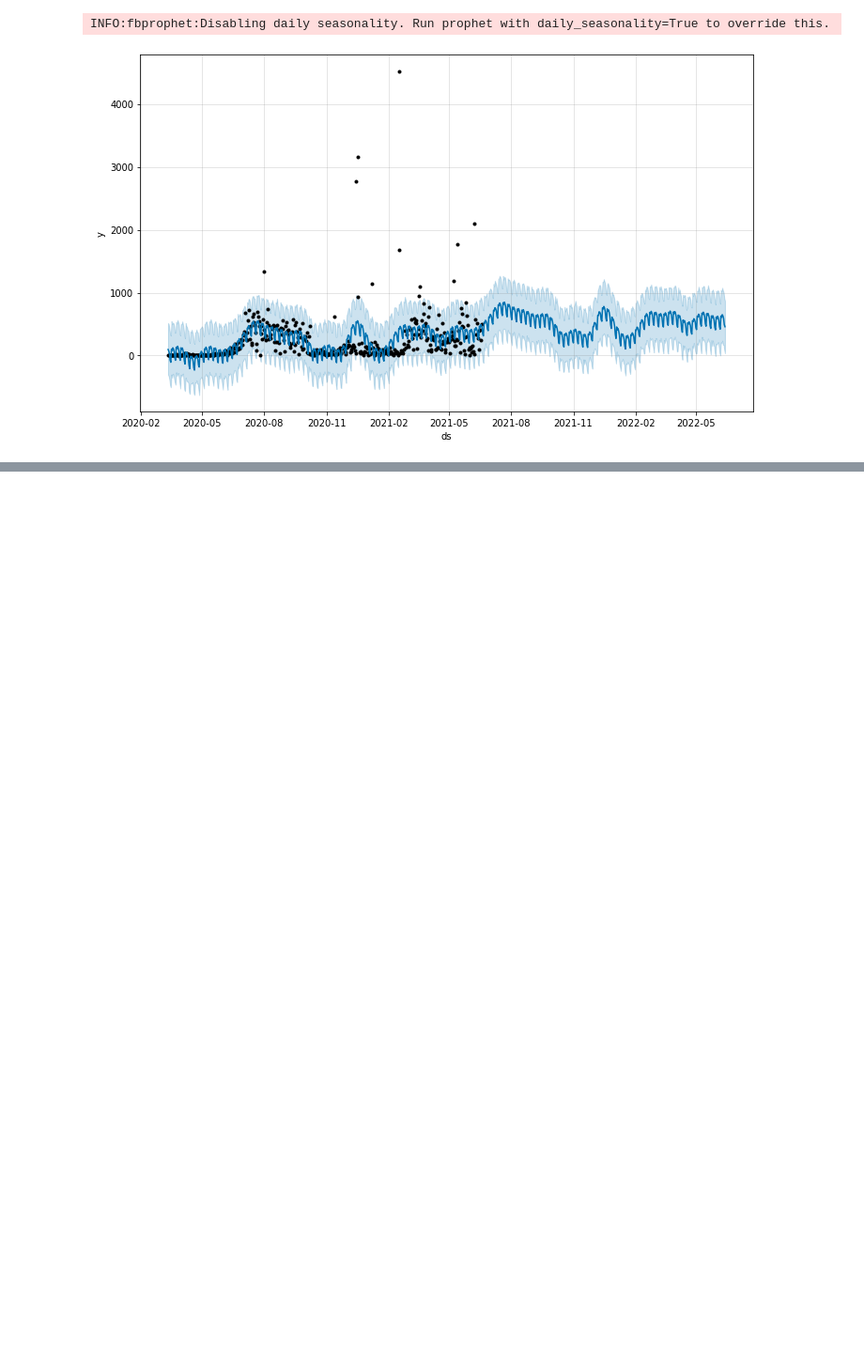
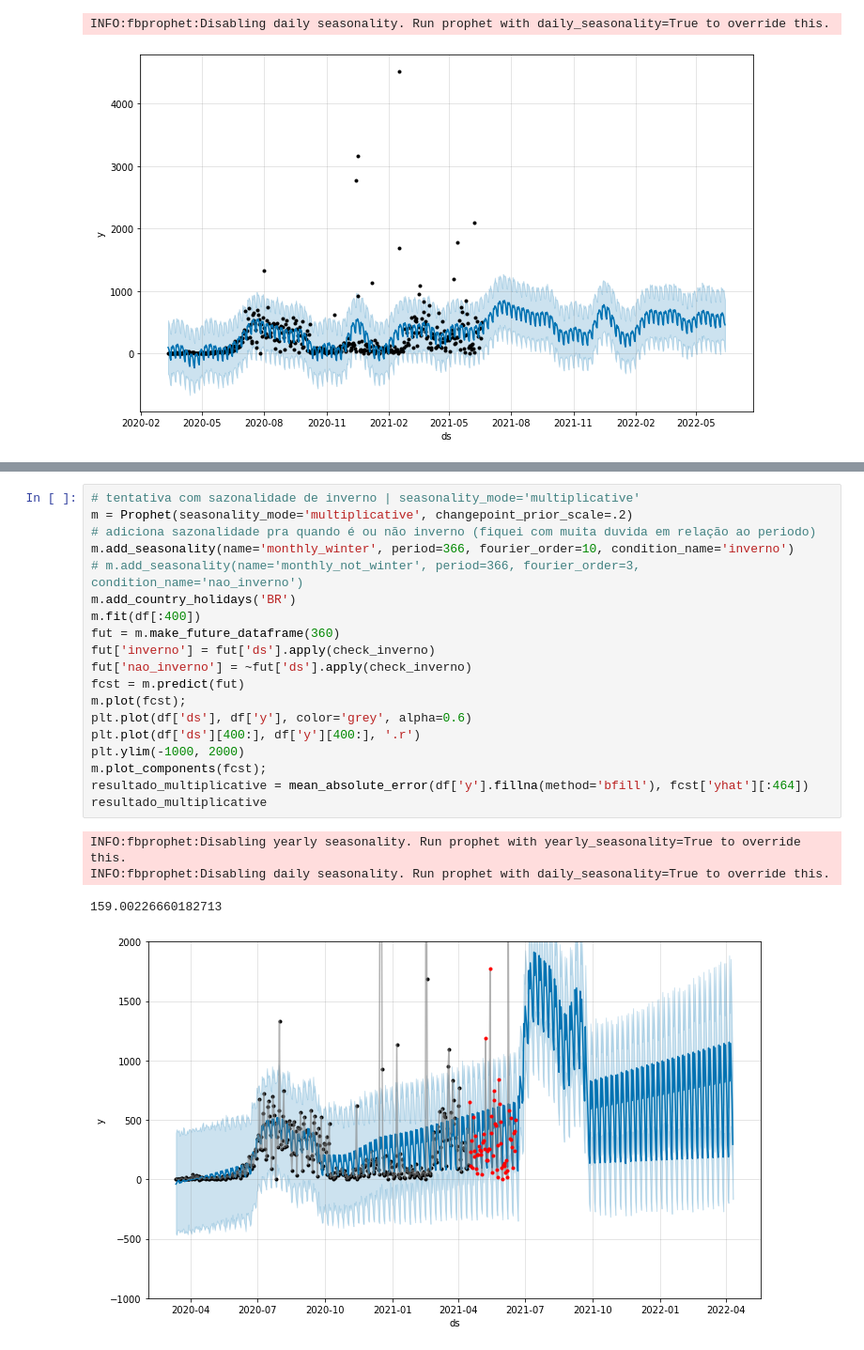
Before and after one commit to itsGab/bootcamp_df_covid_prophet, a Jupyter notebook: nb/covid_curitiba_pr.ipynb, the cells around one changed output, grey strips where cells are left out. Shown at 94% size. Cells and saved outputs as stored; diff of their text form; blank space fills up the shorter version.

```diff
--- a/nb/covid_curitiba_pr.ipynb
+++ b/nb/covid_curitiba_pr.ipynb
@@ -166,0 +254,24 @@ m.plot_components(fcst);
+# %%
+# tentativa com sazonalidade de inverno | seasonality_mode='multiplicative'
+m = Prophet(seasonality_mode='multiplicative', changepoint_prior_scale=.2)
+# adiciona sazonalidade pra quando é ou não inverno (fiquei com muita duvida em relação ao periodo)
+m.add_seasonality(name='monthly_winter', period=366, fourier_order=10, condition_name='inverno')
+# m.add_seasonality(name='monthly_not_winter', period=366, fourier_order=3, condition_name='nao_inverno')
+m.add_country_holidays('BR')
+m.fit(df[:400])
+fut = m.make_future_dataframe(360)
+fut['inverno'] = fut['ds'].apply(check_inverno)
+fut['nao_inverno'] = ~fut['ds'].apply(check_inverno)
+fcst = m.predict(fut)
+m.plot(fcst);
+plt.plot(df['ds'], df['y'], color='grey', alpha=0.6)
+plt.plot(df['ds'][400:], df['y'][400:], '.r')
+plt.ylim(-1000, 2000)
+m.plot_components(fcst);
+resultado_multiplicative = mean_absolute_error(df['y'].fillna(method='bfill'), fcst['yhat'][:464])
+resultado_multiplicative
+# %% [output]
+INFO:fbprophet:Disabling yearly seasonality. Run prophet with yearly_seasonality=True to override this.
+INFO:fbprophet:Disabling daily seasonality. Run prophet with daily_seasonality=True to override this.
+159.00226660182713
+[figure, added]
```
Also changed, not shown: parts of 11 cells of this notebook.
